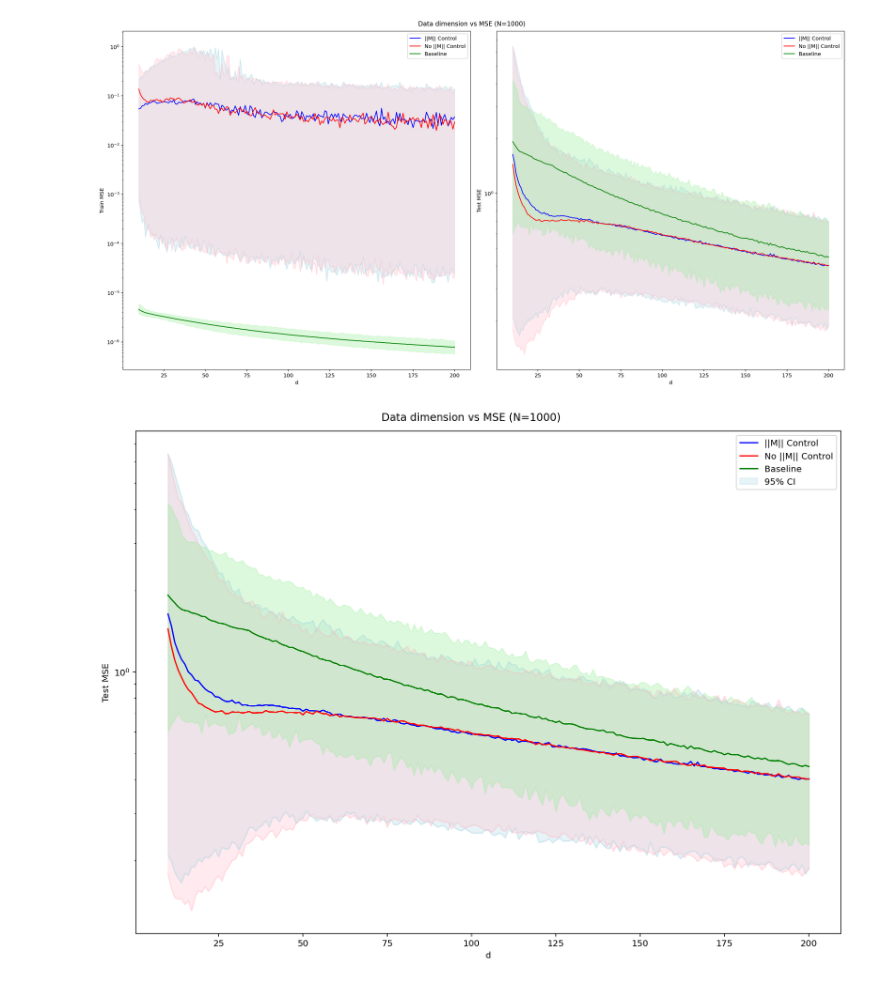
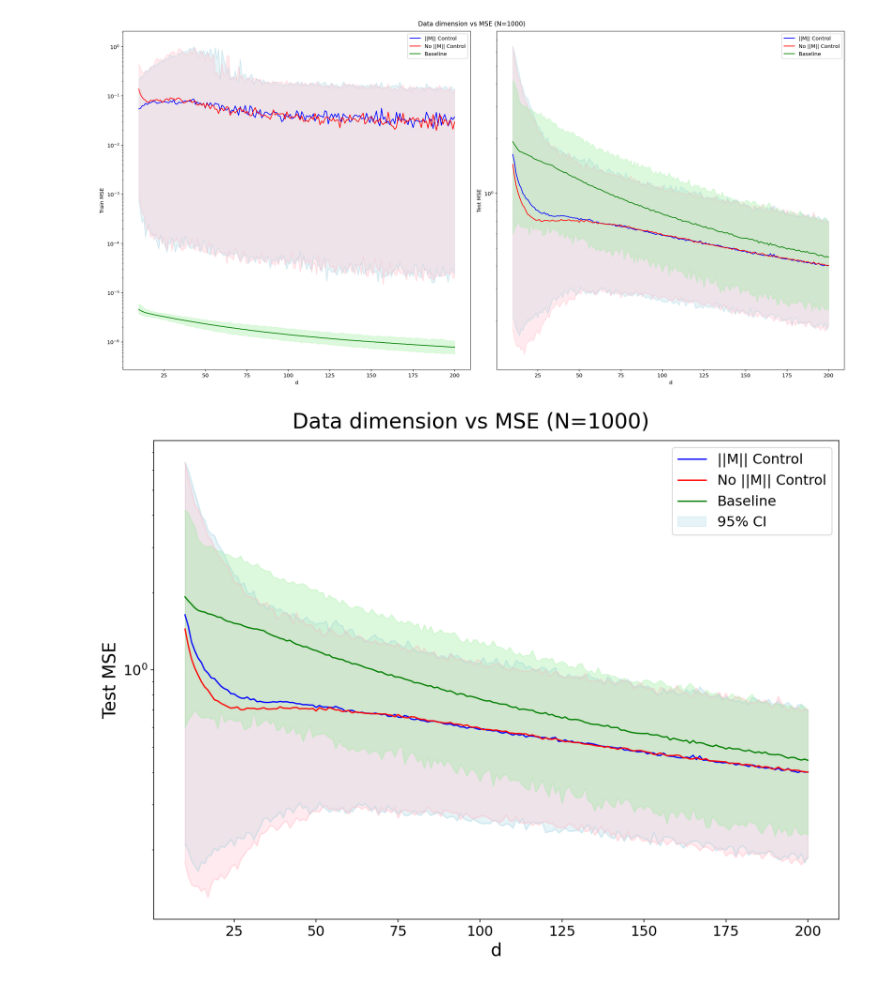
Before and after one commit to agupta01/ml-theory-capstone, a Jupyter notebook: notebooks/plotting.ipynb, the cells around one changed output. Cells and saved outputs as stored; diff of their text form; code cells hidden in the pictures.

Commit message:
fix: plotting formatting

```diff
--- a/notebooks/plotting.ipynb
+++ b/notebooks/plotting.ipynb
@@ -83,23 +84,32 @@ plt.tight_layout()
 # %%
 # plot just the test on its own plot
 fig, ax = plt.subplots(figsize=(12, 9))
-fig.suptitle("Data dimension vs MSE (N=1000)")
+fig.suptitle("Data dimension vs MSE (N=1000)", fontsize=24)
 
 ax.plot(d_range, norm_control['test_mean'], label="||M|| Control", color='blue')
 ax.plot(d_range, no_norm['test_mean'], label="No ||M|| Control", color='red')
 ax.plot(d_range, norm_control["test_025"], color='lightblue', alpha=0.3)
 ax.plot(d_range, norm_control["test_975"], color='lightblue', alpha=0.3)
 ax.plot(d_range, no_norm["test_025"], color='pink', alpha=0.3)
 ax.plot(d_range, no_norm["test_975"], color='pink', alpha=0.3)
 ax.plot(d_range, baseline['test_mean'], color='green', label="Baseline")
 ax.fill_between(d_range, norm_control['test_025'], norm_control['test_975'], color='lightblue', alpha=0.3, label="95% CI")
 ax.fill_between(d_range, no_norm['test_025'], no_norm['test_975'], color='pink', alpha=0.3)
 ax.fill_between(d_range, baseline['test_025'], baseline['test_975'], color='lightgreen', alpha=0.3)
 ax.set_xlabel("d")
 ax.set_ylabel("Test MSE")
 ax.set_yscale("log")
 ax.legend()
 
+# change font size of axis labels to 20
+ax.xaxis.label.set_fontsize(20)
+ax.yaxis.label.set_fontsize(20)
+# change font size of tick labels to 16
+ax.tick_params(axis='both', which='major', labelsize=16)
+# change font size of legend to 16
+ax.legend(fontsize=16)
+
 plt.tight_layout()
+plt.savefig("../results/plots/scaling_plot_test.png", dpi=300)
 # %% [output]
-[figure, old version]
+[figure, new version]
```
Also changed, not shown: parts of 1 cell of this notebook, 3 other files.
